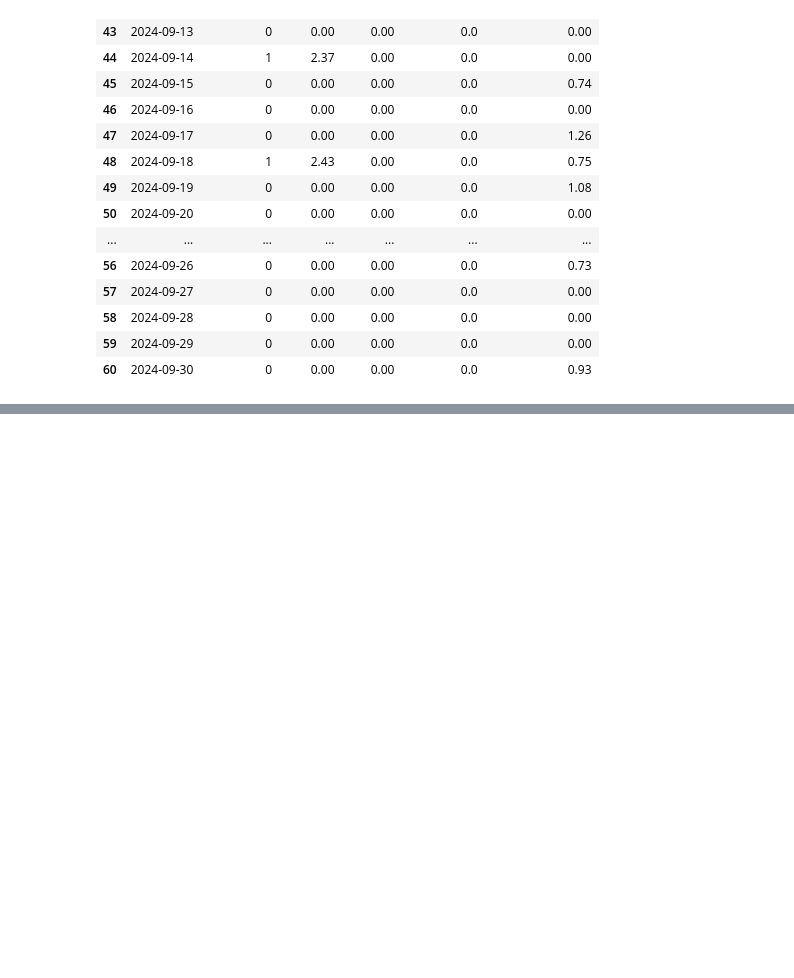
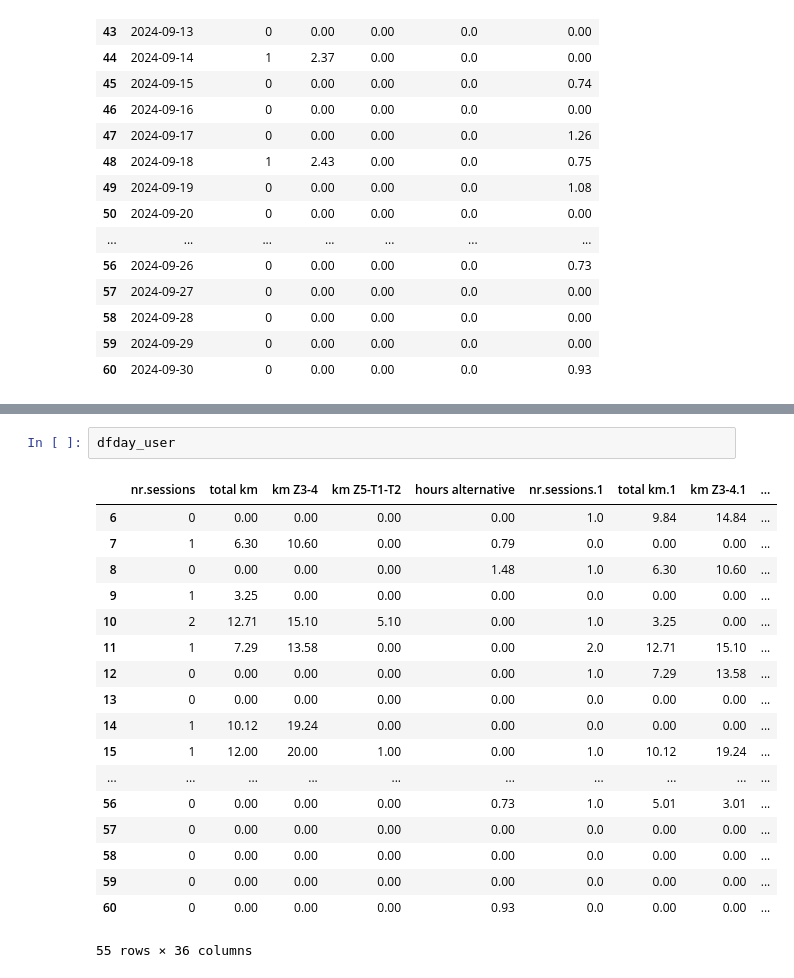
Before and after one commit to milooranm/RunningVolume_Injury, a Jupyter notebook: RunningVolume_Injury/notebooks/api data extraction.ipynb, the cells around one changed output, grey strips where cells are left out. Cells and saved outputs as stored; diff of their text form; blank space fills up the shorter version.

```diff
--- a/RunningVolume_Injury/notebooks/api data extraction.ipynb
+++ b/RunningVolume_Injury/notebooks/api data extraction.ipynb
@@ -213,0 +197,21 @@ print(dfday_user.head(20))
+# %%
+dfday_user
+# %% [output]
+|  | nr.sessions | total km | km Z3-4 | km Z5-T1-T2 | hours alternative | nr.sessions.1 | total km.1 | km Z3-4.1 | ... |
+| 6 | 0 | 0.00 | 0.00 | 0.00 | 0.00 | 1.0 | 9.84 | 14.84 | ... |
+| 7 | 1 | 6.30 | 10.60 | 0.00 | 0.79 | 0.0 | 0.00 | 0.00 | ... |
+| 8 | 0 | 0.00 | 0.00 | 0.00 | 1.48 | 1.0 | 6.30 | 10.60 | ... |
+| 9 | 1 | 3.25 | 0.00 | 0.00 | 0.00 | 0.0 | 0.00 | 0.00 | ... |
+| 10 | 2 | 12.71 | 15.10 | 5.10 | 0.00 | 1.0 | 3.25 | 0.00 | ... |
+| 11 | 1 | 7.29 | 13.58 | 0.00 | 0.00 | 2.0 | 12.71 | 15.10 | ... |
+| 12 | 0 | 0.00 | 0.00 | 0.00 | 0.00 | 1.0 | 7.29 | 13.58 | ... |
+| 13 | 0 | 0.00 | 0.00 | 0.00 | 0.00 | 0.0 | 0.00 | 0.00 | ... |
+| 14 | 1 | 10.12 | 19.24 | 0.00 | 0.00 | 0.0 | 0.00 | 0.00 | ... |
+| 15 | 1 | 12.00 | 20.00 | 1.00 | 0.00 | 1.0 | 10.12 | 19.24 | ... |
+| ... | ... | ... | ... | ... | ... | ... | ... | ... | ... |
+| 56 | 0 | 0.00 | 0.00 | 0.00 | 0.73 | 1.0 | 5.01 | 3.01 | ... |
+| 57 | 0 | 0.00 | 0.00 | 0.00 | 0.00 | 0.0 | 0.00 | 0.00 | ... |
+| 58 | 0 | 0.00 | 0.00 | 0.00 | 0.00 | 0.0 | 0.00 | 0.00 | ... |
+| 59 | 0 | 0.00 | 0.00 | 0.00 | 0.00 | 0.0 | 0.00 | 0.00 | ... |
+| 60 | 0 | 0.00 | 0.00 | 0.00 | 0.93 | 0.0 | 0.00 | 0.00 | ... |
+55 rows × 36 columns
```
Also changed, not shown: parts of 3 cells of this notebook, 1 other file.
